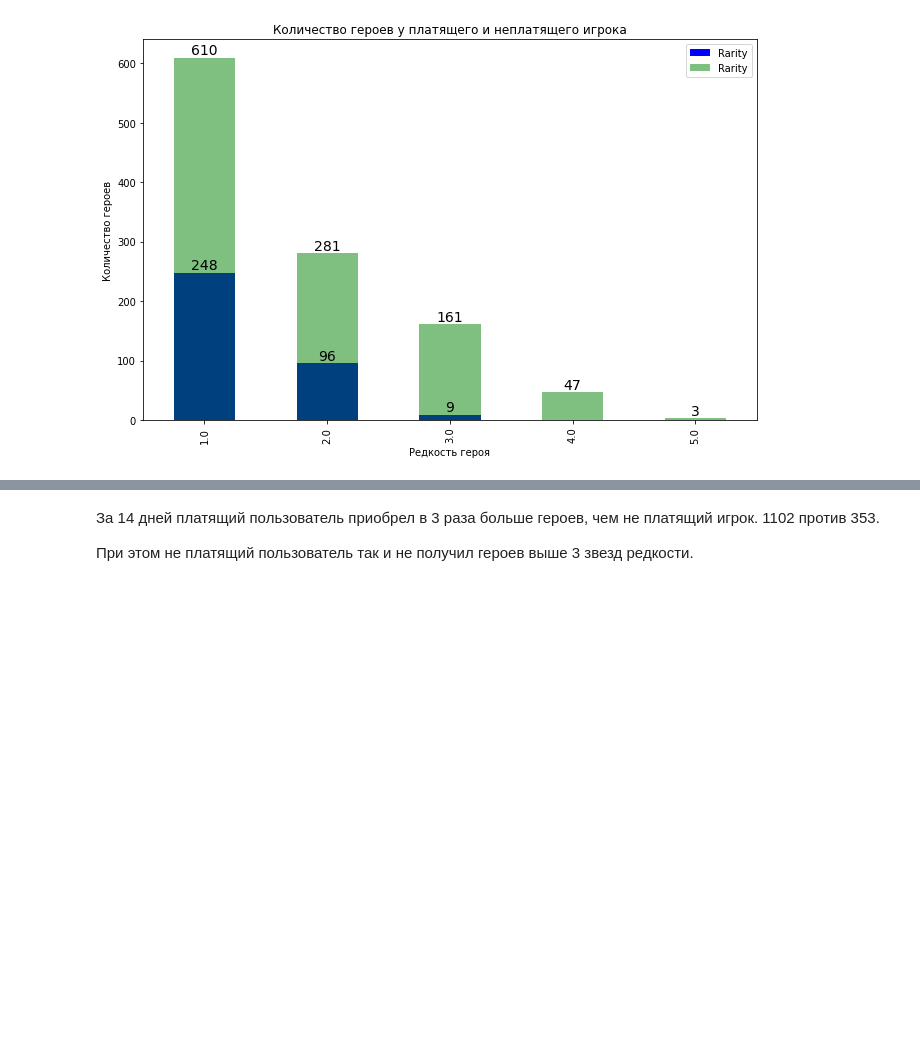
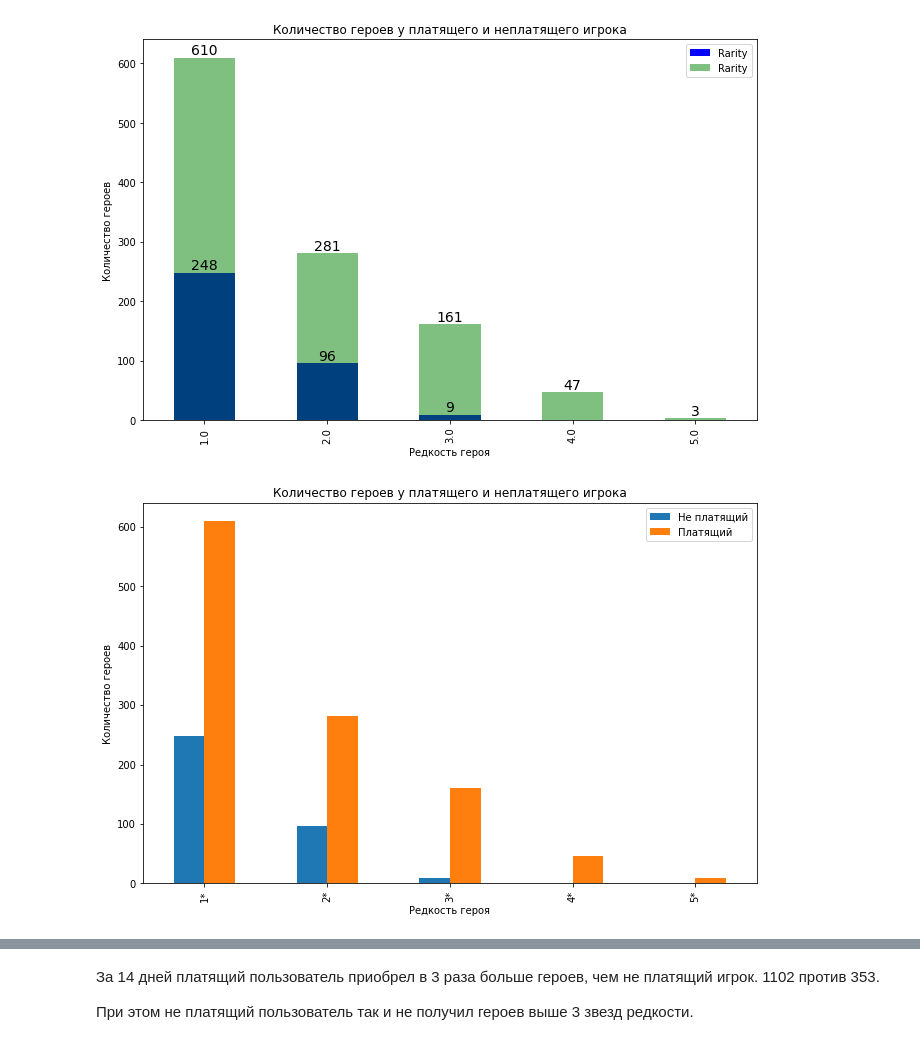
Before and after one commit to HdemonKhaim/Python_Homeworks, a Jupyter notebook: IgnatenkovDiplomMain_1.ipynb, the cells around one changed output, grey strips where cells are left out. Cells and saved outputs as stored; diff of their text form; code cells hidden in the pictures; blank space fills up the shorter version.

```diff
--- a/IgnatenkovDiplomMain_1.ipynb
+++ b/IgnatenkovDiplomMain_1.ipynb
@@ -516,6 +526,18 @@ plt.legend(loc='upper right')
 # %% [output]
 <matplotlib.legend.Legend at 0x...>
 [figure]
+# %%
+index = np.arange(5)
+data = {'Не платящий': [248,96,9,0,0],
+        'Платящий': [610,281,161,47,9]}
+df = pd.DataFrame(data)
+df.plot(kind='bar',title='Количество героев у платящего и неплатящего игрока',
+           xlabel='Редкость героя',
+           ylabel='Количество героев')
+plt.xticks(index,['1*','2*','3*','4*','5*'])
+plt.show()
+# %% [output]
+[figure, added]
 # %%
 print('Всего получено героев за все время у не платящего игрока: ',df_NP['Rarity'].count())
 print('Всего получено героев за все время у платящего игрока: ',df_W['Rarity'].count())
```
Also changed, not shown: parts of 7 cells of this notebook.
